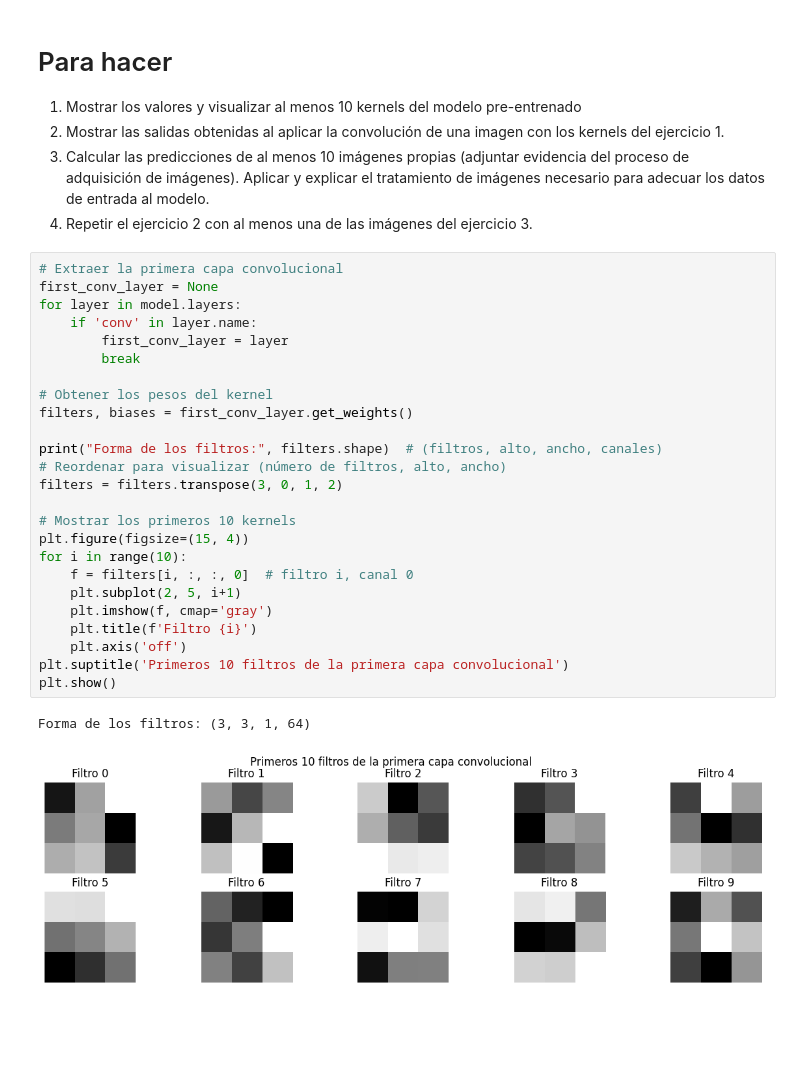
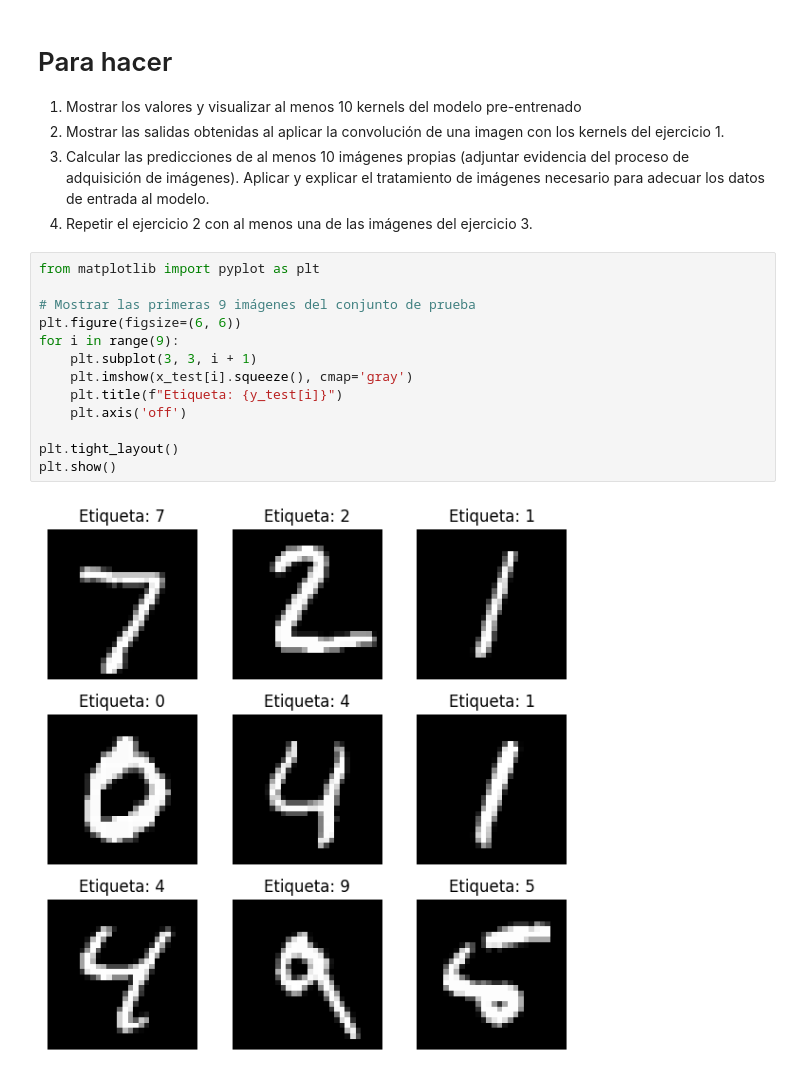
Before and after one commit to ladmepaz/convolucion-mnist-watermelon, a Jupyter notebook: notebook.ipynb, the cells around one changed output. Cells and saved outputs as stored; diff of their text form; blank space fills up the shorter version.

Commit message:
obtencion imagenes

```diff
--- a/notebook.ipynb
+++ b/notebook.ipynb
@@ -68,31 +68,18 @@ Predicción del modelo: 7
 2. Mostrar las salidas obtenidas al aplicar la convolución de una imagen con los kernels del ejercicio 1.
 3. Calcular las predicciones de al menos 10 imágenes propias (adjuntar evidencia del proceso de adquisición de imágenes). Aplicar y explicar el tratamiento de imágenes necesario para adecuar los datos de entrada al modelo.
 4. Repetir el ejercicio 2 con al menos una de las imágenes del ejercicio 3.
-# %%
-# Extraer la primera capa convolucional
-first_conv_layer = None
-for layer in model.layers:
-    if 'conv' in layer.name:
-        first_conv_layer = layer
-        break
-
-# Obtener los pesos del kernel
-filters, biases = first_conv_layer.get_weights()
-
-print("Forma de los filtros:", filters.shape)  # (filtros, alto, ancho, canales)
-# Reordenar para visualizar (número de filtros, alto, ancho)
-filters = filters.transpose(3, 0, 1, 2)
-
-# Mostrar los primeros 10 kernels
-plt.figure(figsize=(15, 4))
-for i in range(10):
-    f = filters[i, :, :, 0]  # filtro i, canal 0
-    plt.subplot(2, 5, i+1)
-    plt.imshow(f, cmap='gray')
-    plt.title(f'Filtro {i}')
-    plt.axis('off')
-plt.suptitle('Primeros 10 filtros de la primera capa convolucional')
-plt.show()
-# %% [output]
-Forma de los filtros: (3, 3, 1, 64)
-[figure, removed]
+# %%
+from matplotlib import pyplot as plt
+
+# Mostrar las primeras 9 imágenes del conjunto de prueba
+plt.figure(figsize=(6, 6))
+for i in range(9):
+    plt.subplot(3, 3, i + 1)
+    plt.imshow(x_test[i].squeeze(), cmap='gray')
+    plt.title(f"Etiqueta: {y_test[i]}")
+    plt.axis('off')
+
+plt.tight_layout()
+plt.show()
+# %% [output]
+[figure, added]
```
Also changed, not shown: parts of 5 cells of this notebook, 10 other files.
